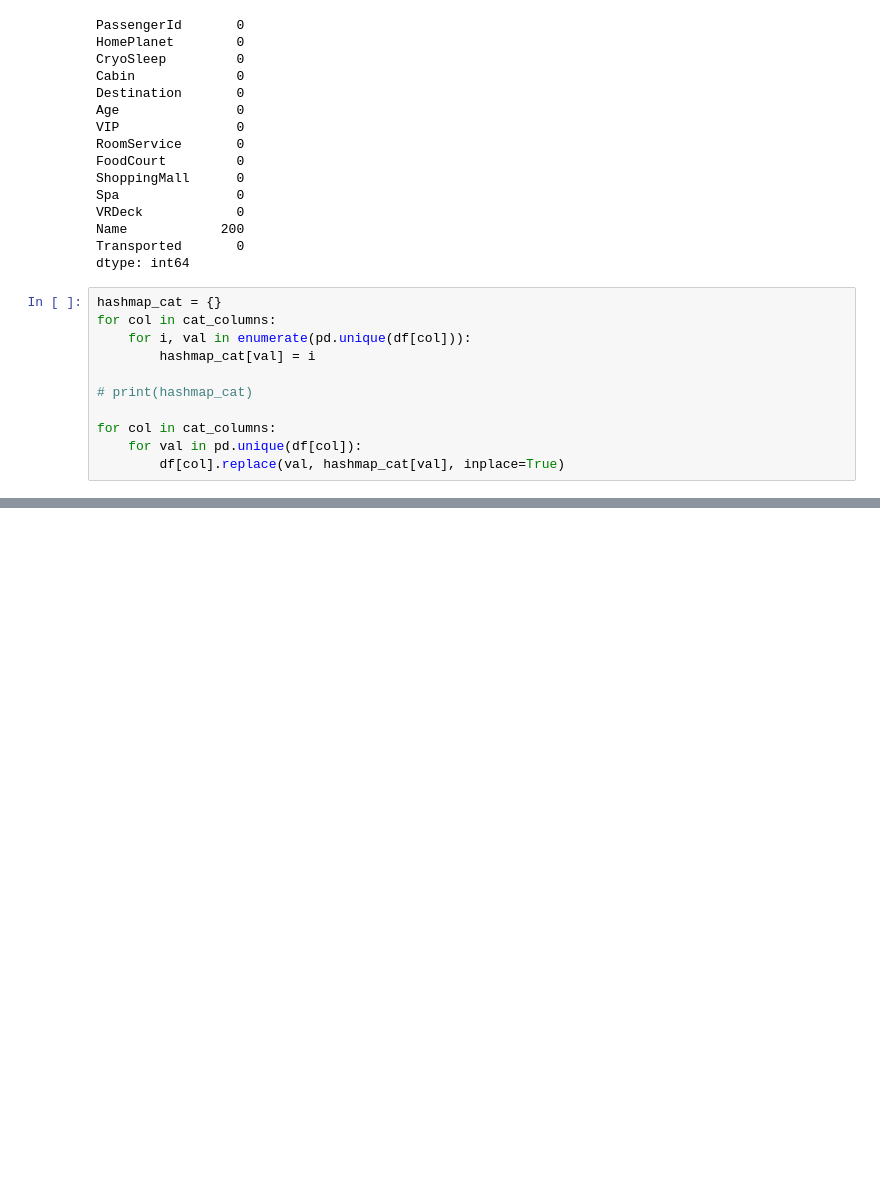
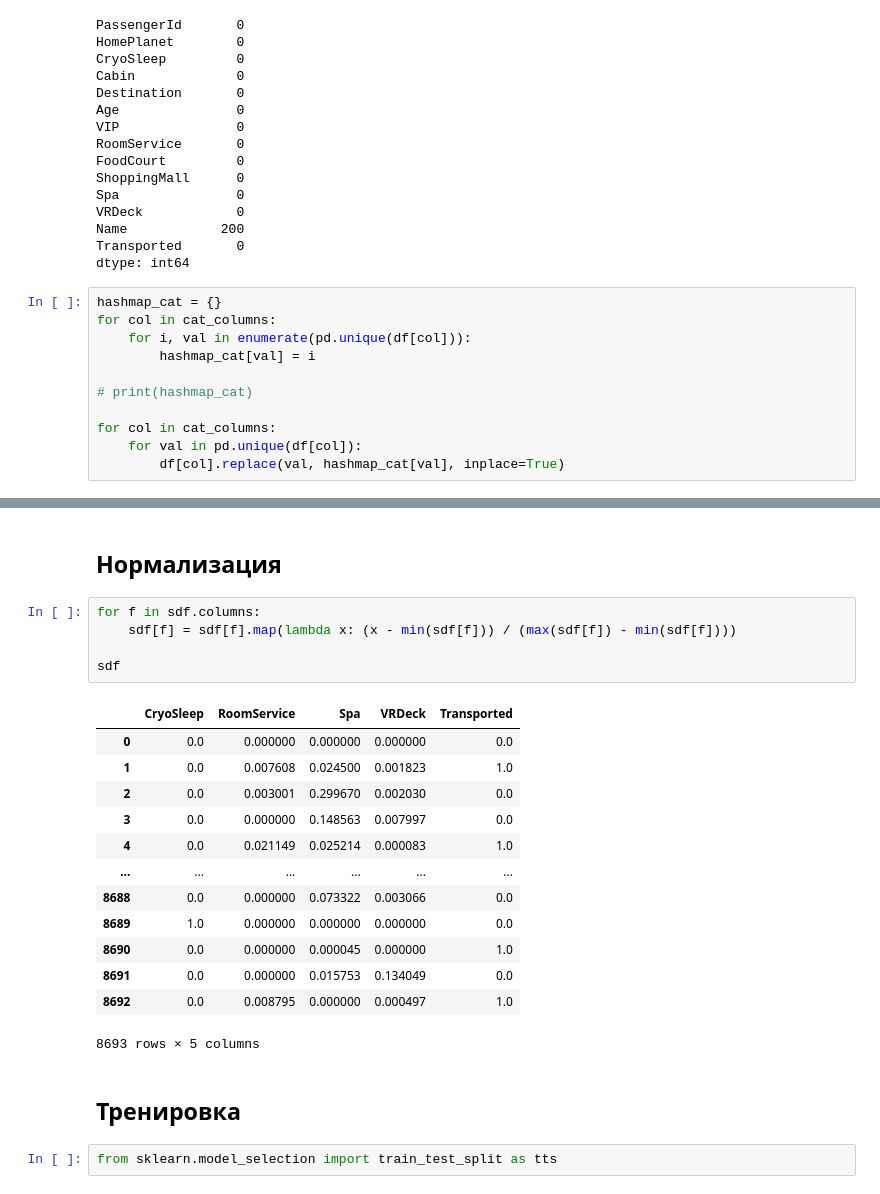
Before and after one commit to Jrol123/Big_data, a Jupyter notebook: lab4/main.ipynb, the cells around one changed output, grey strips where cells are left out. Saved outputs shown, nothing was run; the diff lists cells and outputs as text; blank space fills up the shorter version.

```diff
--- a/lab4/main.ipynb
+++ b/lab4/main.ipynb
@@ -97,0 +172,25 @@ sns.heatmap(sdf.corr(),
+# %% [markdown]
+## Нормализация
+# %%
+for f in sdf.columns:
+    sdf[f] = sdf[f].map(lambda x: (x - min(sdf[f])) / (max(sdf[f]) - min(sdf[f])))
+
+sdf
+# %% [output]
+|  | CryoSleep | RoomService | Spa | VRDeck | Transported |
+| 0 | 0.0 | 0.000000 | 0.000000 | 0.000000 | 0.0 |
+| 1 | 0.0 | 0.007608 | 0.024500 | 0.001823 | 1.0 |
+| 2 | 0.0 | 0.003001 | 0.299670 | 0.002030 | 0.0 |
+| 3 | 0.0 | 0.000000 | 0.148563 | 0.007997 | 0.0 |
+| 4 | 0.0 | 0.021149 | 0.025214 | 0.000083 | 1.0 |
+| ... | ... | ... | ... | ... | ... |
+| 8688 | 0.0 | 0.000000 | 0.073322 | 0.003066 | 0.0 |
+| 8689 | 1.0 | 0.000000 | 0.000000 | 0.000000 | 0.0 |
+| 8690 | 0.0 | 0.000000 | 0.000045 | 0.000000 | 1.0 |
+| 8691 | 0.0 | 0.000000 | 0.015753 | 0.134049 | 0.0 |
+| 8692 | 0.0 | 0.008795 | 0.000000 | 0.000497 | 1.0 |
+8693 rows × 5 columns
+# %% [markdown]
+## Тренировка
+# %%
+from sklearn.model_selection import train_test_split as tts
```
Also changed, not shown: parts of 14 cells of this notebook.
